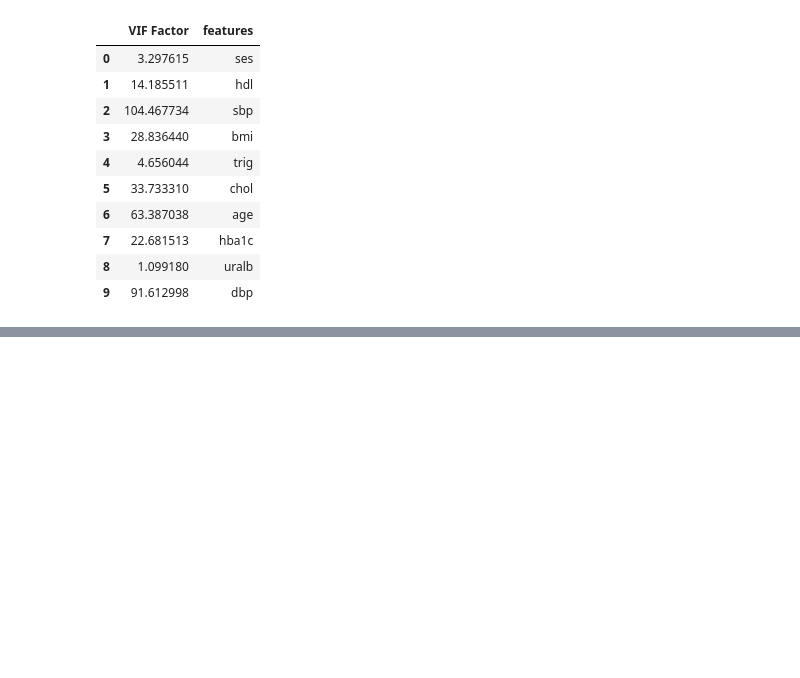
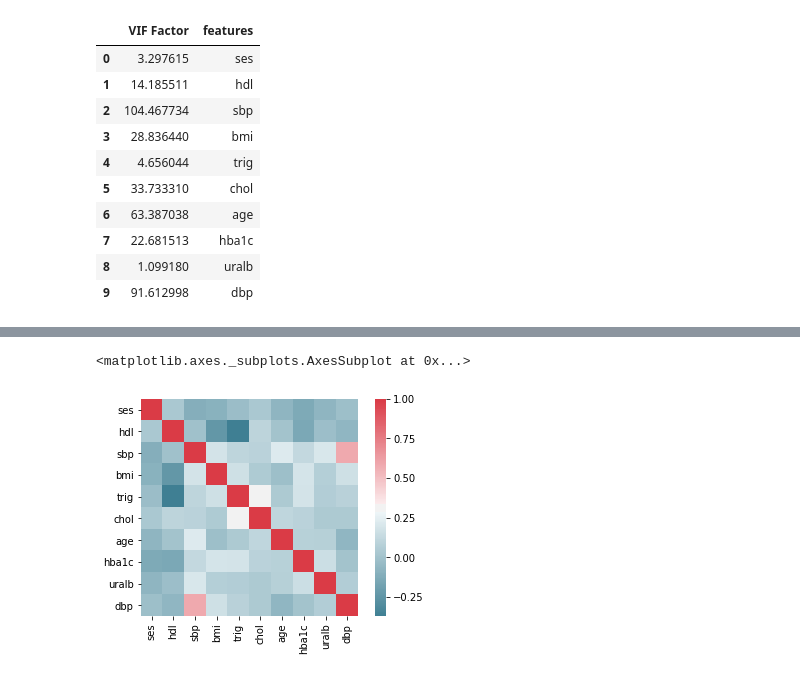
Before and after one commit to jibinmathew69/Nhanes, a Jupyter notebook: Nhanes3.ipynb, the cells around one changed output, grey strips where cells are left out. Saved outputs shown, nothing was run; the diff lists cells and outputs as text; code cells hidden in the pictures; blank space fills up the shorter version.

```diff
--- a/Nhanes3.ipynb
+++ b/Nhanes3.ipynb
@@ -494,0 +531,5 @@ NameError: name 'calculate_vif_' is not defined
+# %%
+sns.heatmap(data[numerical_columns].corr(), cmap=sns.diverging_palette(220, 10, as_cmap=True),square=True)
+# %% [output]
+<matplotlib.axes._subplots.AxesSubplot at 0x...>
+[figure, added]
```
Also changed, not shown: parts of 7 cells of this notebook.
